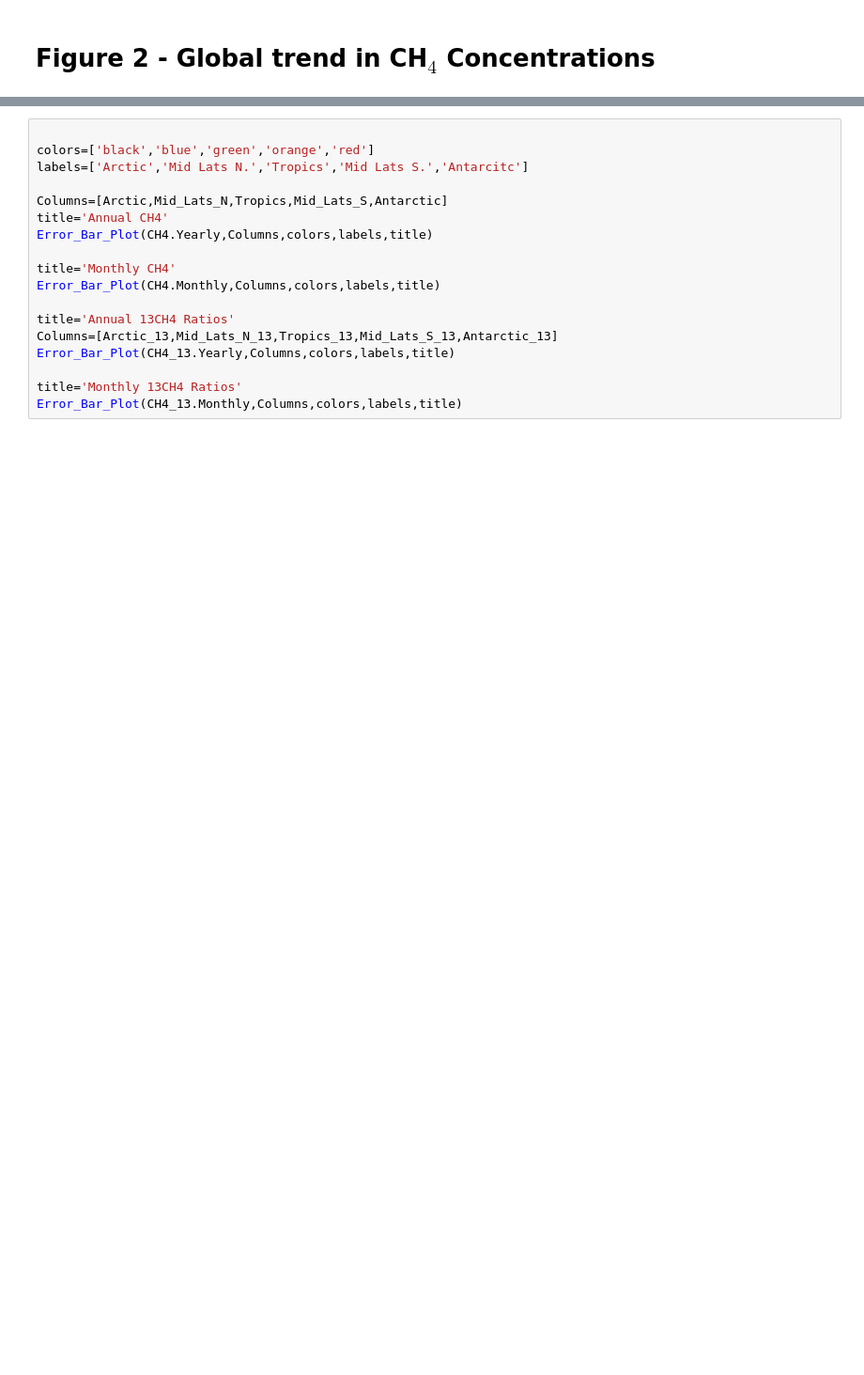
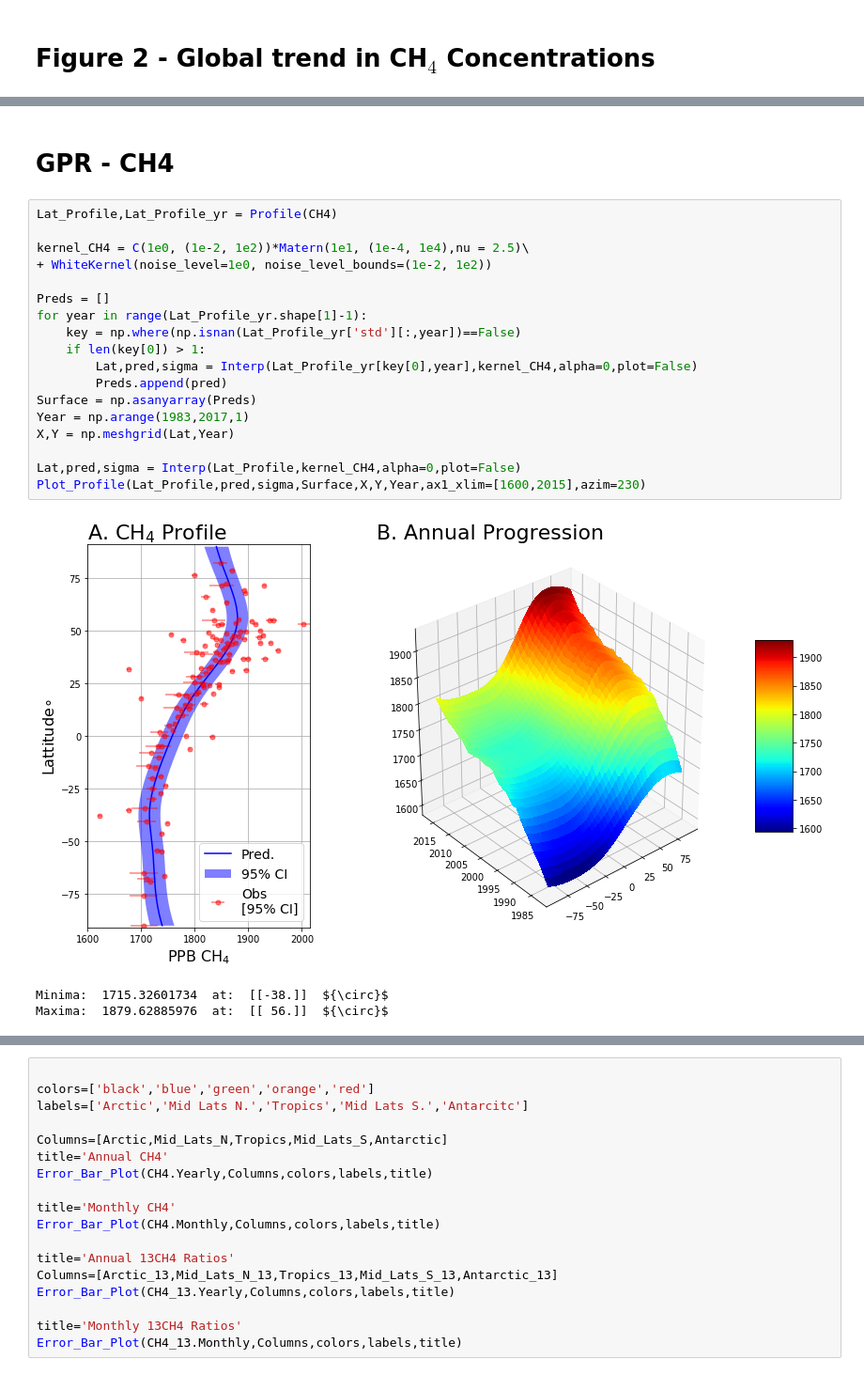
Before and after one commit to June-Skeeter/GlobalCH4Analysis, a Jupyter notebook: GlobalCH4.ipynb, the cells around one changed output, grey strips where cells are left out. Shown at 94% size. Saved outputs shown, nothing was run; the diff lists cells and outputs as text; blank space fills up the shorter version.

```diff
--- a/GlobalCH4.ipynb
+++ b/GlobalCH4.ipynb
@@ -376,0 +467,24 @@ print(D13C)
+# %% [markdown]
+# GPR - CH4
+# %%
+Lat_Profile,Lat_Profile_yr = Profile(CH4)
+
+kernel_CH4 = C(1e0, (1e-2, 1e2))*Matern(1e1, (1e-4, 1e4),nu = 2.5)\
++ WhiteKernel(noise_level=1e0, noise_level_bounds=(1e-2, 1e2))
+
+Preds = []
+for year in range(Lat_Profile_yr.shape[1]-1):
+    key = np.where(np.isnan(Lat_Profile_yr['std'][:,year])==False)
+    if len(key[0]) > 1:
+        Lat,pred,sigma = Interp(Lat_Profile_yr[key[0],year],kernel_CH4,alpha=0,plot=False)
+        Preds.append(pred)
+Surface = np.asanyarray(Preds)
+Year = np.arange(1983,2017,1)
+X,Y = np.meshgrid(Lat,Year)
+
+Lat,pred,sigma = Interp(Lat_Profile,kernel_CH4,alpha=0,plot=False)
+Plot_Profile(Lat_Profile,pred,sigma,Surface,X,Y,Year,ax1_xlim=[1600,2015],azim=230)
+# %% [output]
+[figure, added]
+Minima:  1715.32601734  at:  [[-38.]]  ${\circ}$
+Maxima:  1879.62885976  at:  [[ 56.]]  ${\circ}$
```
Also changed, not shown: parts of 19 cells of this notebook.
